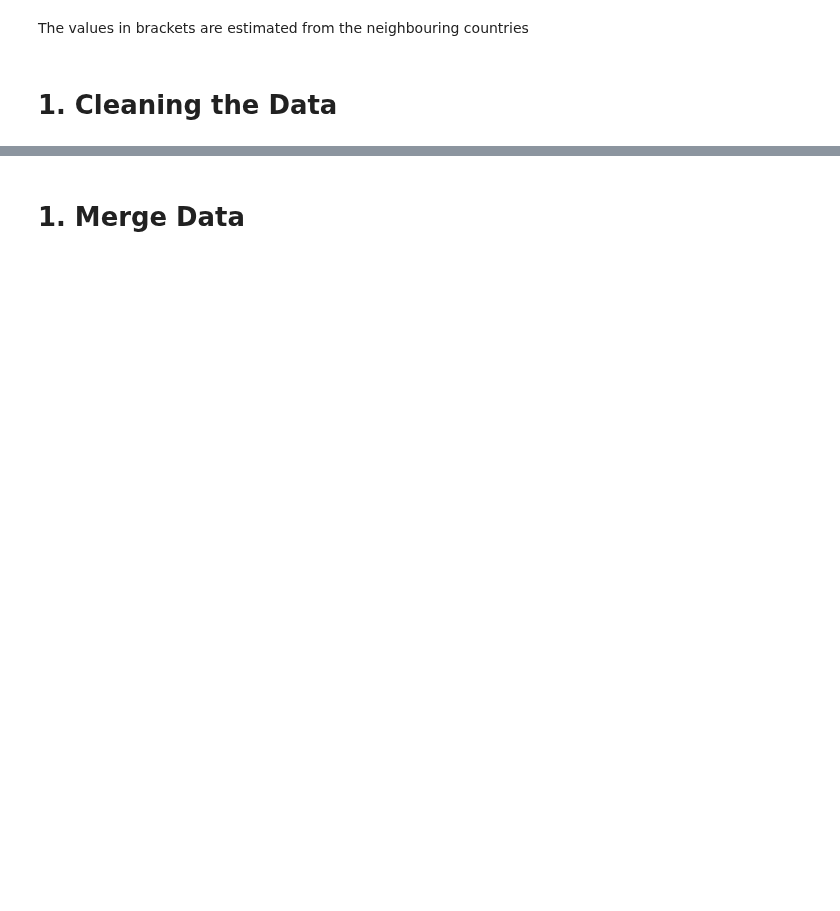
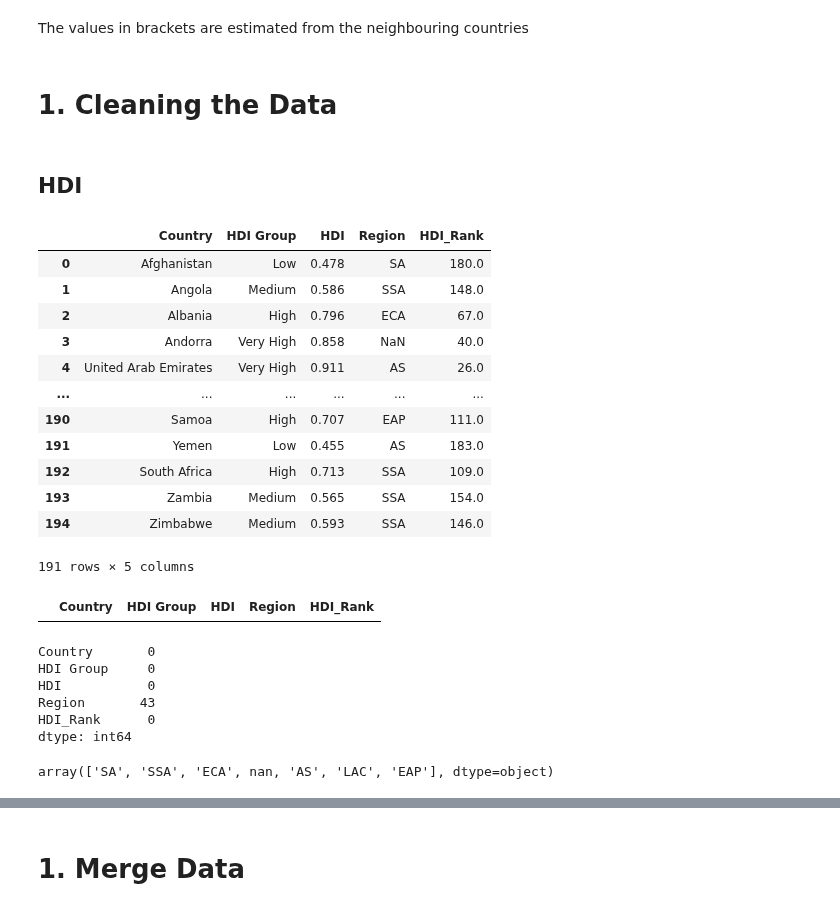
Before and after one commit to jakthehut/HDI-IQ-Analysis, a Jupyter notebook: hdi_iq_analysis.ipynb, the cells around one changed output, grey strips where cells are left out. Cells and saved outputs as stored; diff of their text form; code cells hidden in the pictures; blank space fills up the shorter version.

Commit message:
Cleaned the two dataframes separately

```diff
--- a/hdi_iq_analysis.ipynb
+++ b/hdi_iq_analysis.ipynb
@@ -232,3 +227,42 @@ iq_df
 The values in brackets are estimated from the neighbouring countries
 # %% [markdown]
 # 1. Cleaning the Data
+# %% [markdown]
+## HDI
+# %%
+hdi_df
+# %% [output]
+|  | Country | HDI Group | HDI | Region | HDI_Rank |
+| 0 | Afghanistan | Low | 0.478 | SA | 180.0 |
+| 1 | Angola | Medium | 0.586 | SSA | 148.0 |
+| 2 | Albania | High | 0.796 | ECA | 67.0 |
+| 3 | Andorra | Very High | 0.858 | NaN | 40.0 |
+| 4 | United Arab Emirates | Very High | 0.911 | AS | 26.0 |
+| ... | ... | ... | ... | ... | ... |
+| 190 | Samoa | High | 0.707 | EAP | 111.0 |
+| 191 | Yemen | Low | 0.455 | AS | 183.0 |
+| 192 | South Africa | High | 0.713 | SSA | 109.0 |
+| 193 | Zambia | Medium | 0.565 | SSA | 154.0 |
+| 194 | Zimbabwe | Medium | 0.593 | SSA | 146.0 |
+191 rows × 5 columns
+# %%
+# Checking for duplicated rows
+duplicated_rows = hdi_df[hdi_df.duplicated()]
+duplicated_rows
+# %% [output]
+|  | Country | HDI Group | HDI | Region | HDI_Rank |
+# %%
+# Checking for nan values in the columns
+hdi_df.isna().sum(axis=0)
+# %% [output]
+Country       0
+HDI Group     0
+HDI           0
+Region       43
+HDI_Rank      0
+dtype: int64
+# %%
+# Getting all the unique regions
+hdi_df['Region'].unique()
+# %% [output]
+array(['SA', 'SSA', 'ECA', nan, 'AS', 'LAC', 'EAP'], dtype=object)
```
Also changed, not shown: parts of 24 cells of this notebook.
